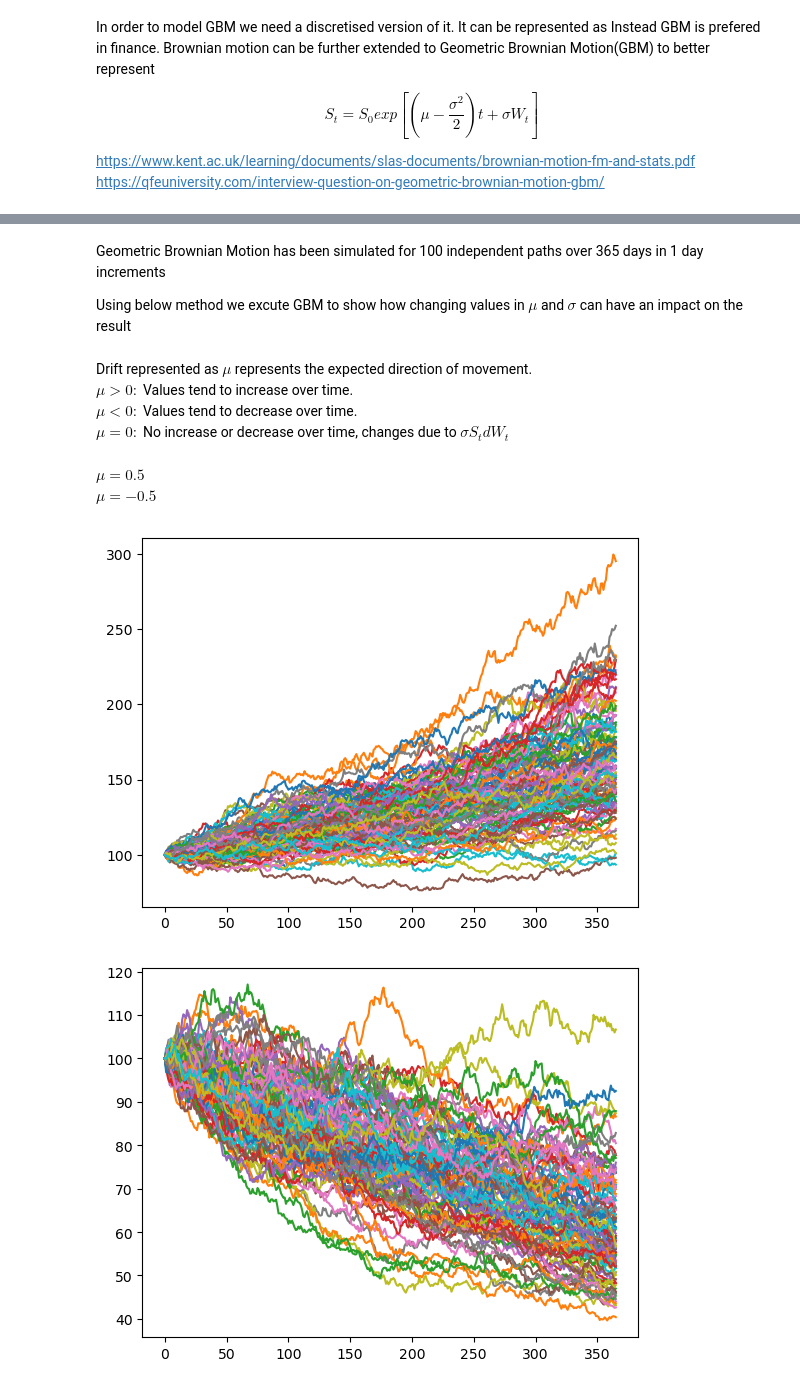
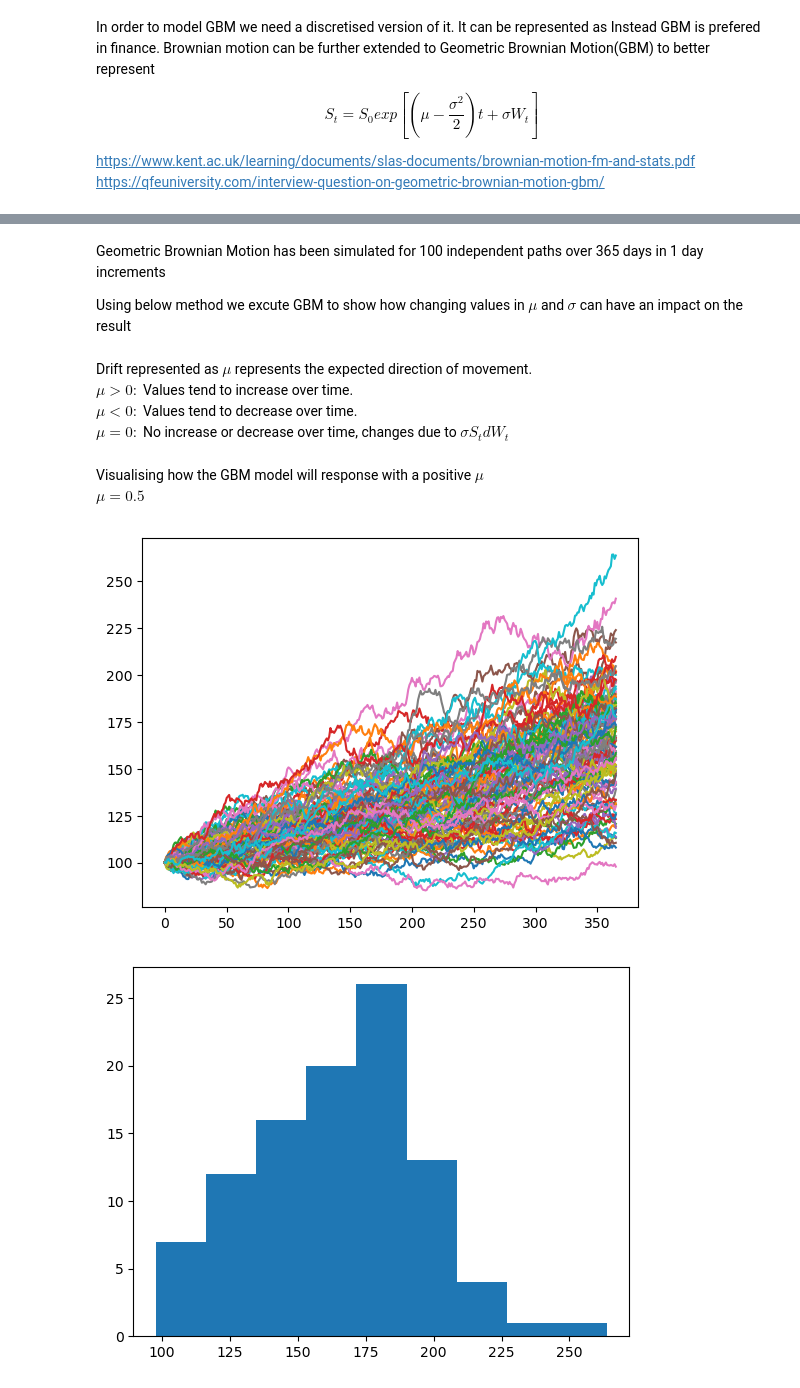
Before and after one commit to syalc1234/finalYearProject, a Jupyter notebook: BrownianMotion.ipynb, the cells around one changed output, grey strips where cells are left out. Cells and saved outputs as stored; diff of their text form; code cells hidden in the pictures.

```diff
--- a/BrownianMotion.ipynb
+++ b/BrownianMotion.ipynb
@@ -58,0 +71,8 @@ https://qfeuniversity.com/interview-question-on-geometric-brownian-motion-gbm/
+# %%
+def makeHist(St):
+    min = St[-1,:].min()
+    max = St[-1,:].max()
+    binSize = np.linspace(min,max, 10)
+
+    last_els1 = St[-1,:]
+    plt.hist(last_els1,binSize)
@@ -91,35 +95,20 @@ plt.show()
-# %% [markdown]
-Geometric Brownian Motion has been simulated for 100 independent paths over 365 days in 1 day increments
-
-Using below method we excute GBM to show how changing values in $\mu$ and $\sigma$ can have an impact on the result
-# %%
-def geometricBrownianMotion(S, mu, sigma, numofPaths, T, timeSteps, S0 ):
-    dt = T/timeSteps
-
-    # Browniam increments
-    dW = np.random.normal(0, np.sqrt(dt), size=(numofPaths, timeSteps)).T
-
-    #Calculation for each step
-    drift = (mu - ((sigma**2)/2)) * dt
-    diffusion = sigma * dW
-    increments = np.exp(drift + diffusion)
-
-
-    St = np.vstack([np.ones(numofPaths), increments]).cumprod(axis=0) * S0
-
-    plt.plot(St)
-    plt.show()
+# %% [markdown]
+Geometric Brownian Motion has been simulated for 100 independent paths over 365 days in 1 day increments
+
+Using below method we excute GBM to show how changing values in $\mu$ and $\sigma$ can have an impact on the result
 # %% [markdown]
 Drift represented as $\mu$ represents the expected direction of movement.
 <br> $\mu > 0:$ Values tend to increase over time.
 <br> $\mu < 0:$ Values tend to decrease over time.
 <br> $\mu = 0:$ No increase or decrease over time, changes due to $\sigma S_t dW_t$
 # %% [markdown]
-$\mu = 0.5$
-<br>$\mu = -0.5$
+Visualising how the GBM model will response with a positive $\mu$
+<br>$\mu = 0.5$
 # %%
-geometricBrownianMotion(100, 0.5, 0.2, 100, 1.0, 365, 100 )
-geometricBrownianMotion(100, -0.5, 0.2, 100, 1.0, 365, 100 )
+SmiuPos = geometricBrownianMotion(100, 0.5, 0.2, 100, 1.0, 365)
+plt.plot(SmiuPos)
+plt.show()
+makeHist(SmiuPos)
 # %% [output]
-[figure, old version]
+[figure, new version]
-[figure, old version]
+[figure, new version]
```
Also changed, not shown: parts of 13 cells of this notebook.
